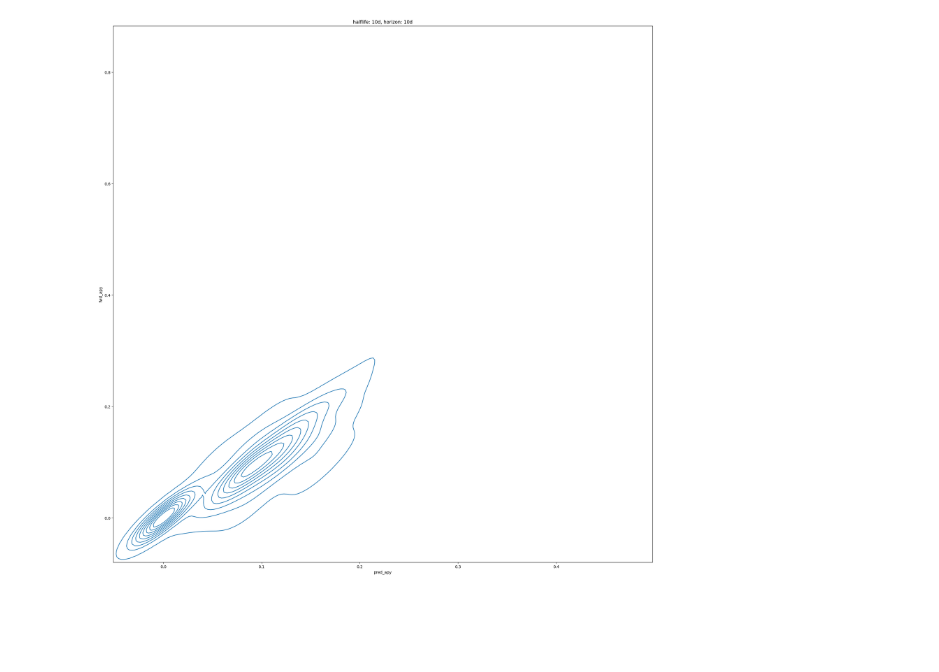
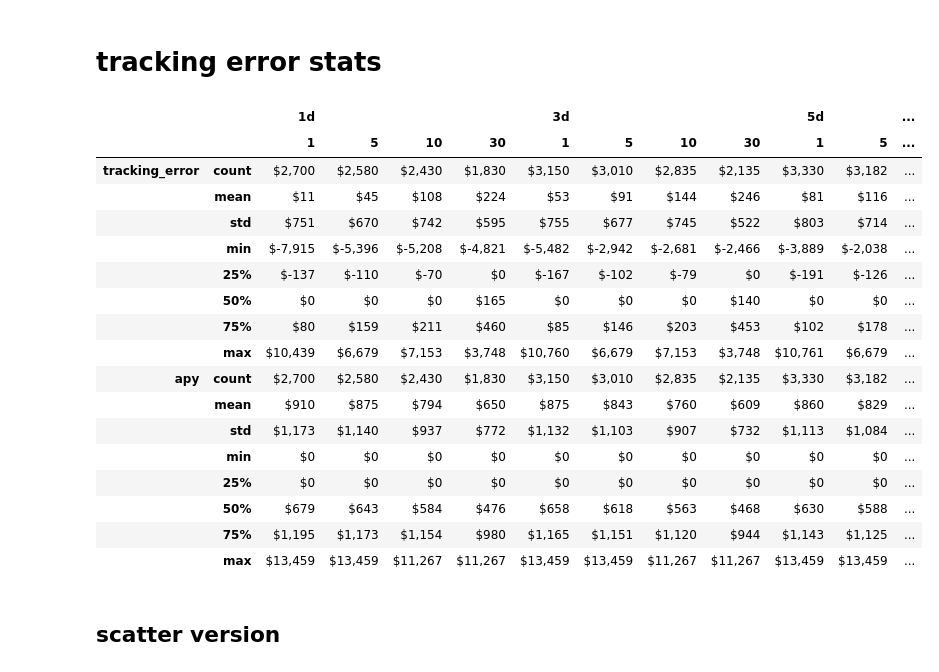
Before and after one commit to Sety-project/YieldOptimizer, a Jupyter notebook: contango_research/predictor_research.ipynb, the cells around one changed output. Drawn from its saved outputs; the diff is of its cells as text; code cells hidden in the pictures; blank space fills up the shorter version.

```diff
--- a/contango_research/predictor_research.ipynb
+++ b/contango_research/predictor_research.ipynb
@@ -52,32 +76,57 @@ df
+# %% [markdown]
+# tracking error stats
+# %%
+pd.options.display.float_format = '${:,.0f}'.format
+pd.concat({'tracking_error': pd.DataFrame(tracking_error), 'apy': pd.DataFrame(apy)}, axis=0)
+# %% [output]
+|  |  | 1d |  |  |  | 3d |  |  |  | 5d |  | ... |
+|  |  | 1 | 5 | 10 | 30 | 1 | 5 | 10 | 30 | 1 | 5 | ... |
+| tracking_error | count | $2,700 | $2,580 | $2,430 | $1,830 | $3,150 | $3,010 | $2,835 | $2,135 | $3,330 | $3,182 | ... |
+|  | mean | $11 | $45 | $108 | $224 | $53 | $91 | $144 | $246 | $81 | $116 | ... |
+|  | std | $751 | $670 | $742 | $595 | $755 | $677 | $745 | $522 | $803 | $714 | ... |
+|  | min | $-7,915 | $-5,396 | $-5,208 | $-4,821 | $-5,482 | $-2,942 | $-2,681 | $-2,466 | $-3,889 | $-2,038 | ... |
+|  | 25% | $-137 | $-110 | $-70 | $0 | $-167 | $-102 | $-79 | $0 | $-191 | $-126 | ... |
+|  | 50% | $0 | $0 | $0 | $165 | $0 | $0 | $0 | $140 | $0 | $0 | ... |
+|  | 75% | $80 | $159 | $211 | $460 | $85 | $146 | $203 | $453 | $102 | $178 | ... |
+|  | max | $10,439 | $6,679 | $7,153 | $3,748 | $10,760 | $6,679 | $7,153 | $3,748 | $10,761 | $6,679 | ... |
+| apy | count | $2,700 | $2,580 | $2,430 | $1,830 | $3,150 | $3,010 | $2,835 | $2,135 | $3,330 | $3,182 | ... |
+|  | mean | $910 | $875 | $794 | $650 | $875 | $843 | $760 | $609 | $860 | $829 | ... |
+|  | std | $1,173 | $1,140 | $937 | $772 | $1,132 | $1,103 | $907 | $732 | $1,113 | $1,084 | ... |
+|  | min | $0 | $0 | $0 | $0 | $0 | $0 | $0 | $0 | $0 | $0 | ... |
+|  | 25% | $0 | $0 | $0 | $0 | $0 | $0 | $0 | $0 | $0 | $0 | ... |
+|  | 50% | $679 | $643 | $584 | $476 | $658 | $618 | $563 | $468 | $630 | $588 | ... |
+|  | 75% | $1,195 | $1,173 | $1,154 | $980 | $1,165 | $1,151 | $1,120 | $944 | $1,143 | $1,125 | ... |
+|  | max | $13,459 | $13,459 | $11,267 | $11,267 | $13,459 | $13,459 | $11,267 | $11,267 | $13,459 | $13,459 | ... |
+# %% [markdown]
+## scatter version
 # %%
-import seaborn as sns
 import matplotlib.pyplot as plt
 import numpy as np
+import seaborn as sns
 
 rows, cols = list(set(key[0] for key in scatters.keys())), list(set(key[1] for key in scatters.keys()))
 nrows=len(rows)
 ncols=len(cols)
 
-# Create a figure and axis objects for the matrix of density plots
-fig, axs = plt.subplots(nrows=nrows, ncols=ncols, figsize=(25, 25), squeeze=False)
+fig = make_subplots(
+    rows=nrows,
+    cols=ncols
+)
 
 # Iterate through the dictionary and plot each density plot in the correct position
 for i, (key, df) in enumerate(scatters.items()):
-    row = (i // ncols)
-    col = (i % ncols)
-    sns.kdeplot(data=df, x='pred_apy', y='fwd_apy', ax=axs[row, col])
-    axs[row, col].set_title(f'halflife: {key[0]}, horizon: {key[1]}')
+    row = (i // ncols)+1
+    col = (i % ncols)+1
+    sns.kdeplot(data=df, x='pred_apy', y='tracking_error', ax=axs[row, col], hue='pool')
+    ax = go.Scatter(x=df['pred_apy'],
+                    y=df['tracking_error'],
+                    mode='markers',
+                    marker=dict(color=df['datetime'].apply(lambda t: pd.to_datetime(t).timestamp())),
+                    hovertext=df['datetime'],
+                    text=f'halflife: {key[0]}, horizon: {key[1]}')
+    fig.add_trace(ax, row=row, col=col)
 
-# Remove any empty plots
-for ax in axs.flat:
-    ax.set_visible(False)
-for i, (key, df) in enumerate(scatters.items()):
-    row = (i // ncols)
-    col = (i % ncols)
-    axs[row, col].set_visible(True)
-
-plt.show()
+fig.update_layout(height=2000)
+fig.show()
-# %% [output]
-[figure, removed]
 # %%
 px.line(apy.rolling(window=10).mean().shift(-10))
```
Also changed, not shown: parts of 7 cells of this notebook.
